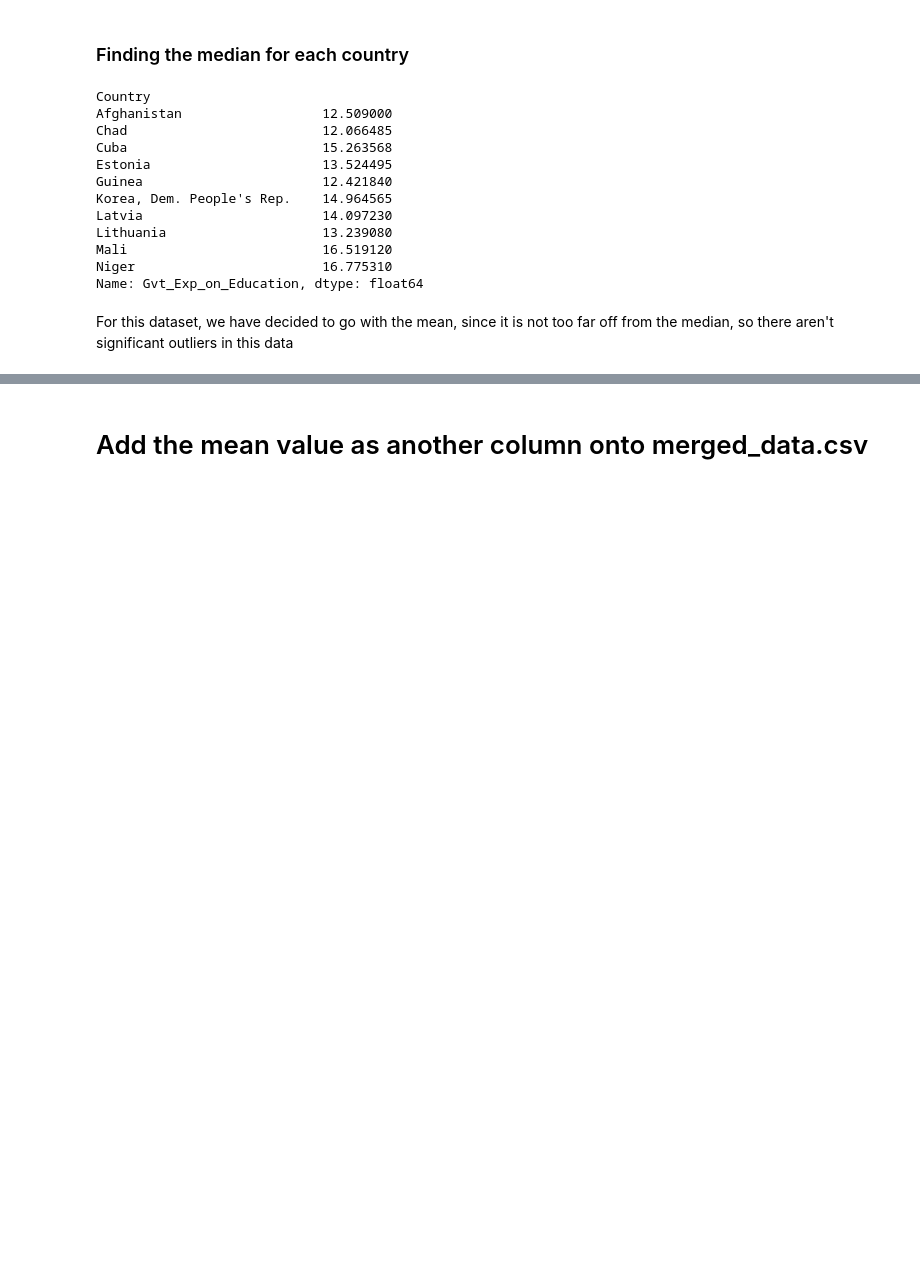
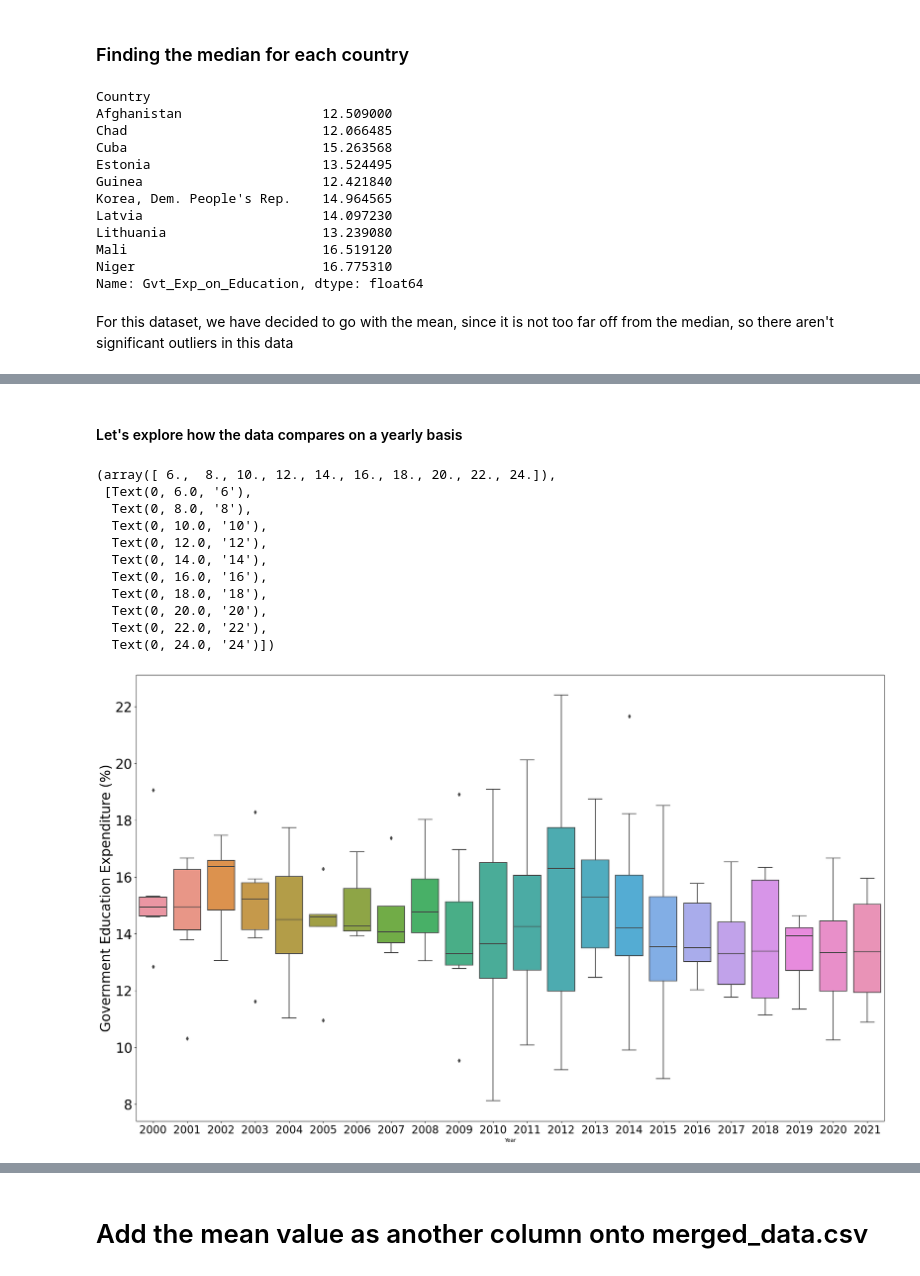
Before and after one commit to nf-97/literacy-project, a Jupyter notebook: share_of_education_in_gvtexp.ipynb, the cells around one changed output, grey strips where cells are left out. Saved outputs shown, nothing was run; the diff lists cells and outputs as text; code cells hidden in the pictures; blank space fills up the shorter version.

```diff
--- a/share_of_education_in_gvtexp.ipynb
+++ b/share_of_education_in_gvtexp.ipynb
@@ -481,0 +546,22 @@ Let's create a scatter plot to show the mean
+# %% [markdown]
+#### Let's explore how the data compares on a yearly basis
+# %%
+plt.figure(figsize=(25,15))
+sns.boxplot(y= combined_df["Gvt_Exp_on_Education"], x=combined_df["Year"])
+plt.xlabel("Year")
+plt.ylabel("Government Education Expenditure (%)", fontsize=25)
+plt.xticks(fontsize=20)
+plt.yticks(fontsize=25)
+# %% [output]
+(array([ 6.,  8., 10., 12., 14., 16., 18., 20., 22., 24.]),
+ [Text(0, 6.0, '6'),
+  Text(0, 8.0, '8'),
+  Text(0, 10.0, '10'),
+  Text(0, 12.0, '12'),
+  Text(0, 14.0, '14'),
+  Text(0, 16.0, '16'),
+  Text(0, 18.0, '18'),
+  Text(0, 20.0, '20'),
+  Text(0, 22.0, '22'),
+  Text(0, 24.0, '24')])
+[figure, added]
```
Also changed, not shown: parts of 44 cells of this notebook.
